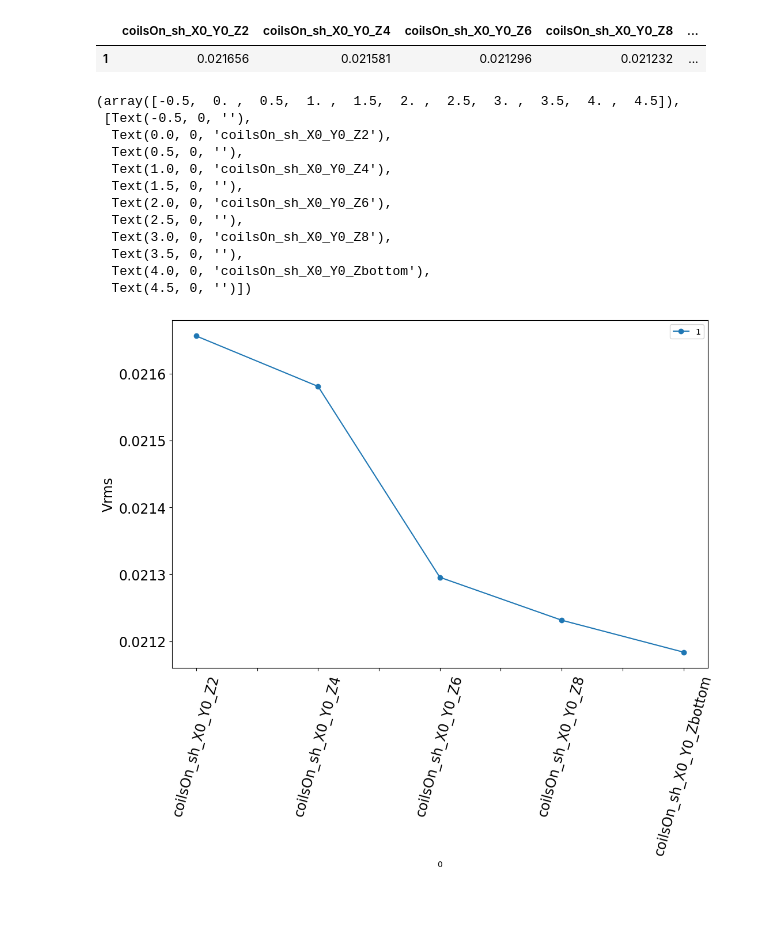
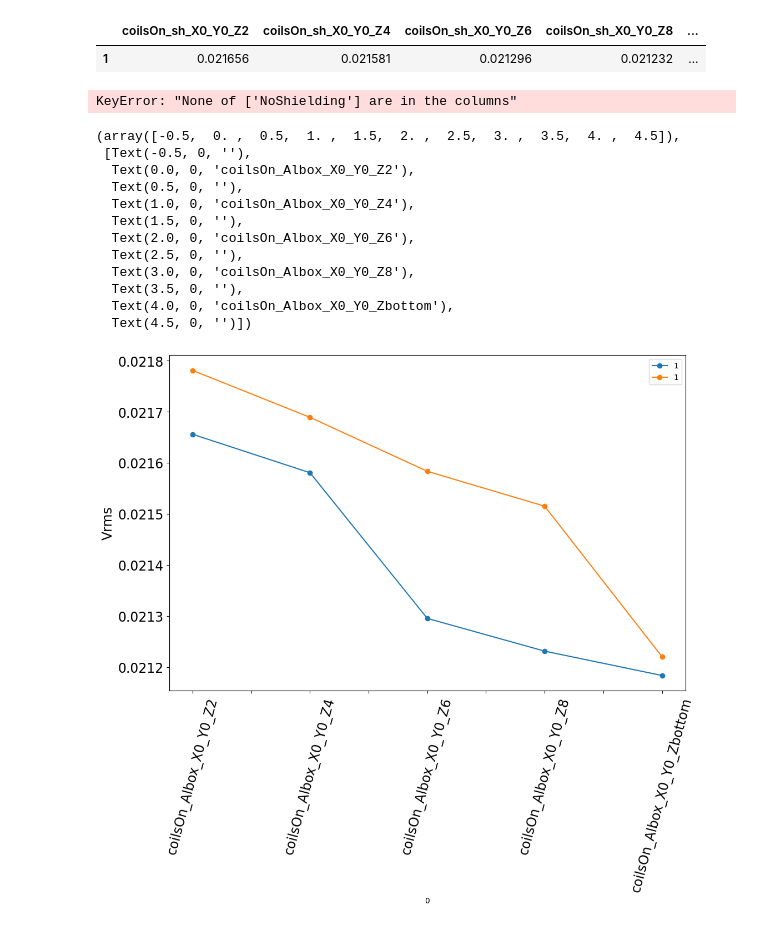
Before and after one commit to alinegt/proyectitosWChava, a Jupyter notebook: SPE/PlotParams.ipynb, the cells around one changed output. Cells and saved outputs as stored; diff of their text form; code cells hidden in the pictures.

```diff
--- a/SPE/PlotParams.ipynb
+++ b/SPE/PlotParams.ipynb
@@ -2,7 +2,7 @@
 import pandas as pd
 import matplotlib.pyplot as plt
 # %%
-df=pd.read_csv("./data/SPEparam/SPEparams.dat", header=None, sep=" ", index_col=0)
+df=pd.read_csv("./data/SPEparam/SPEparamsSh.dat", header=None, sep=" ", index_col=0)
 plt.rcParams['figure.figsize'] = [12, 8]
 plt.rcParams['figure.dpi'] = 100 # 200 e.g. is really fine, but slower
 df=df.transpose()
@@ -17,24 +17,41 @@ df
 # %% [output]
 |  | coilsOn_sh_X0_Y0_Z2 | coilsOn_sh_X0_Y0_Z4 | coilsOn_sh_X0_Y0_Z6 | coilsOn_sh_X0_Y0_Z8 | ... |
 | 1 | 0.021656 | 0.021581 | 0.021296 | 0.021232 | ... |
+# %%
+df2=pd.read_csv("./data/SPEparam/SPEparams.dat", header=None, sep=" ", index_col=0)
+plt.rcParams['figure.figsize'] = [12, 8]
+plt.rcParams['figure.dpi'] = 100 # 200 e.g. is really fine, but slower
+df2=df2.transpose()
+df2=df2.iloc[0:1,:]
+newCol= ["RMS_noise"]
+
+#newCol= ["Peak/Valley", "PedestalSigma"]
+newCol= ["NoShielding"]
+df.insert(loc=0, column="NoShielding",value=newCol)
+df.set_index("NoShielding")
+
+df2
+# %% [output]
+KeyError: "None of ['NoShielding'] are in the columns"
 # %%
-df.transpose().plot(marker='o')
+ax=df.transpose().plot(marker='o')
+df2.transpose().plot(marker='o',ax=ax)
 fonttam=17
 plt.ylabel(ylabel='Vrms',fontsize=fonttam)
 plt.xticks(fontsize=fonttam)
 plt.yticks(fontsize=fonttam)
 plt.xticks(rotation=75)
 # %% [output]
 (array([-0.5,  0. ,  0.5,  1. ,  1.5,  2. ,  2.5,  3. ,  3.5,  4. ,  4.5]),
  [Text(-0.5, 0, ''),
-  Text(0.0, 0, 'coilsOn_sh_X0_Y0_Z2'),
+  Text(0.0, 0, 'coilsOn_Albox_X0_Y0_Z2'),
   Text(0.5, 0, ''),
-  Text(1.0, 0, 'coilsOn_sh_X0_Y0_Z4'),
+  Text(1.0, 0, 'coilsOn_Albox_X0_Y0_Z4'),
   Text(1.5, 0, ''),
-  Text(2.0, 0, 'coilsOn_sh_X0_Y0_Z6'),
+  Text(2.0, 0, 'coilsOn_Albox_X0_Y0_Z6'),
   Text(2.5, 0, ''),
-  Text(3.0, 0, 'coilsOn_sh_X0_Y0_Z8'),
+  Text(3.0, 0, 'coilsOn_Albox_X0_Y0_Z8'),
   Text(3.5, 0, ''),
-  Text(4.0, 0, 'coilsOn_sh_X0_Y0_Zbottom'),
+  Text(4.0, 0, 'coilsOn_Albox_X0_Y0_Zbottom'),
   Text(4.5, 0, '')])
-[figure, old version]
+[figure, new version]
```
Also changed, not shown: 4 other files.
